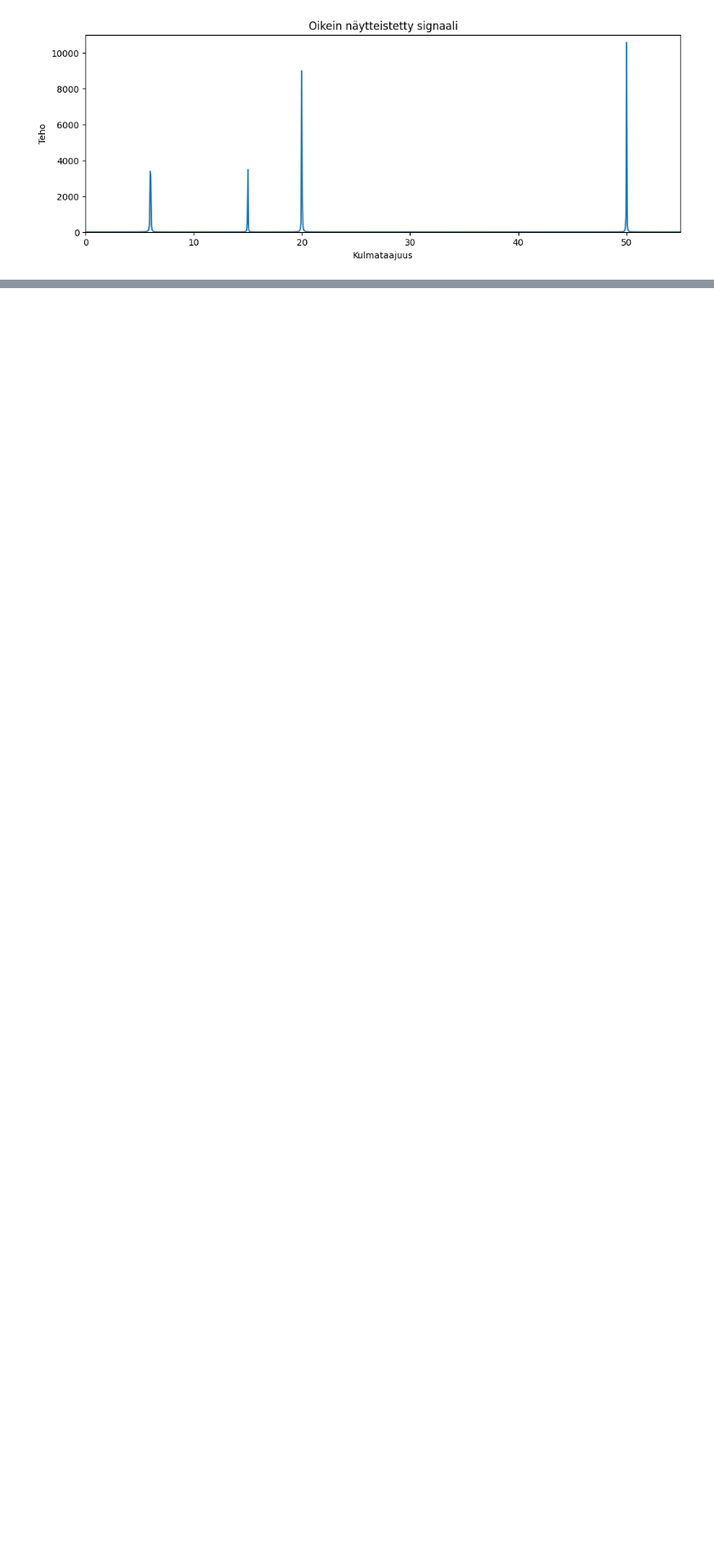
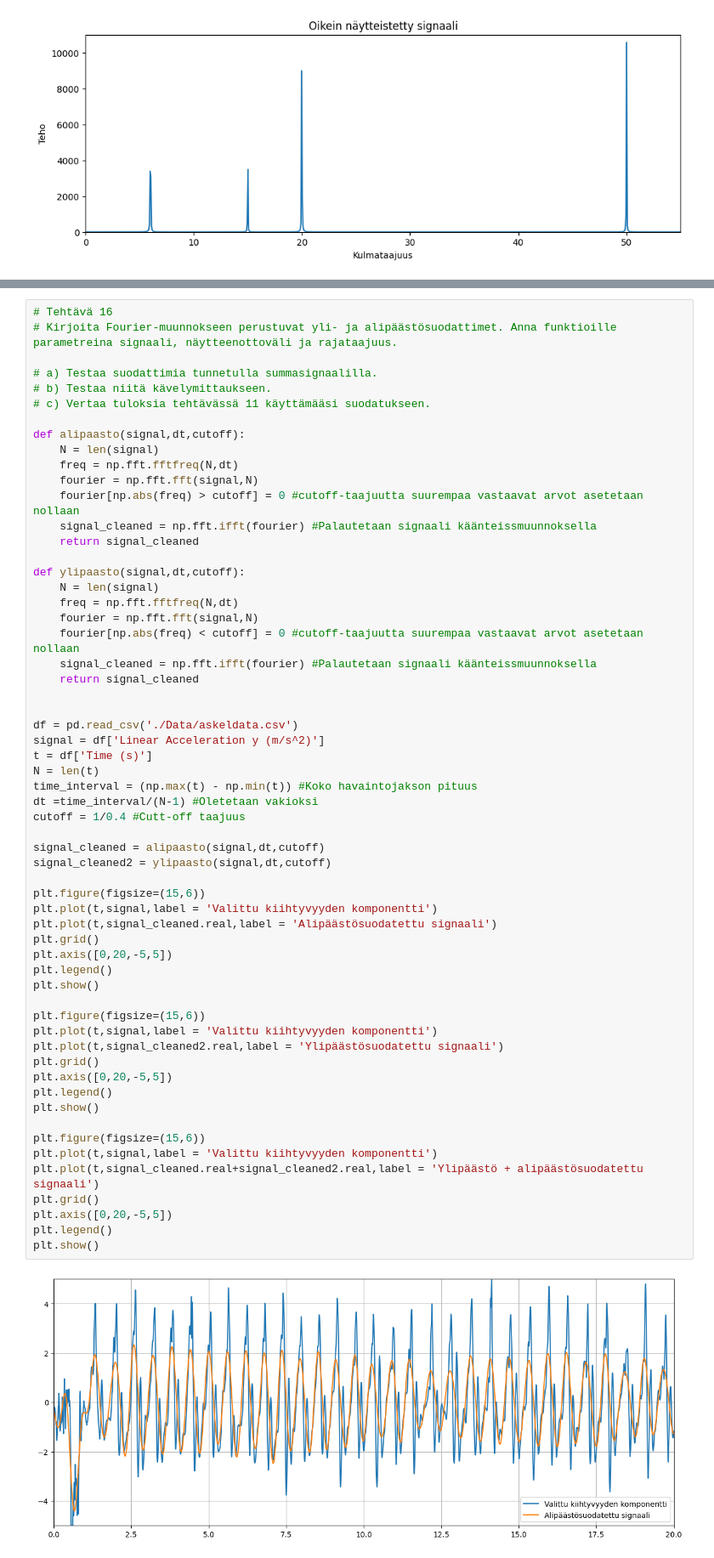
Before and after one commit to ilpovirt/Soveltava_matematiikka_ja_fysiikka_ohjelmoinnissa_2026, a Jupyter notebook: Tehtävät_12-14.ipynb, the cells around one changed output, grey strips where cells are left out. Shown at 85% size. Drawn from its saved outputs; the diff is of its cells as text; blank space fills up the shorter version.

```diff
--- a/Tehtävät_12-14.ipynb
+++ b/Tehtävät_12-14.ipynb
@@ -139,0 +276,61 @@ plt.show()
+# %%
+# Tehtävä 16
+# Kirjoita Fourier-muunnokseen perustuvat yli- ja alipäästösuodattimet. Anna funktioille parametreina signaali, näytteenottoväli ja rajataajuus.
+
+# a) Testaa suodattimia tunnetulla summasignaalilla.
+# b) Testaa niitä kävelymittaukseen.
+# c) Vertaa tuloksia tehtävässä 11 käyttämääsi suodatukseen.
+
+def alipaasto(signal,dt,cutoff):
+    N = len(signal)
+    freq = np.fft.fftfreq(N,dt)
+    fourier = np.fft.fft(signal,N)
+    fourier[np.abs(freq) > cutoff] = 0 #cutoff-taajuutta suurempaa vastaavat arvot asetetaan nollaan
+    signal_cleaned = np.fft.ifft(fourier) #Palautetaan signaali käänteissmuunnoksella
+    return signal_cleaned
+
+def ylipaasto(signal,dt,cutoff):
+    N = len(signal)
+    freq = np.fft.fftfreq(N,dt)
+    fourier = np.fft.fft(signal,N)
+    fourier[np.abs(freq) < cutoff] = 0 #cutoff-taajuutta suurempaa vastaavat arvot asetetaan nollaan
+    signal_cleaned = np.fft.ifft(fourier) #Palautetaan signaali käänteissmuunnoksella
+    return signal_cleaned
+
+
+df = pd.read_csv('./Data/askeldata.csv')
+signal = df['Linear Acceleration y (m/s^2)']
+t = df['Time (s)']
+N = len(t)
+time_interval = (np.max(t) - np.min(t)) #Koko havaintojakson pituus
+dt =time_interval/(N-1) #Oletetaan vakioksi
+cutoff = 1/0.4 #Cutt-off taajuus
+
+signal_cleaned = alipaasto(signal,dt,cutoff)
+signal_cleaned2 = ylipaasto(signal,dt,cutoff)
+
+plt.figure(figsize=(15,6))
+plt.plot(t,signal,label = 'Valittu kiihtyvyyden komponentti')
+plt.plot(t,signal_cleaned.real,label = 'Alipäästösuodatettu signaali')
+plt.grid()
+plt.axis([0,20,-5,5])
+plt.legend()
+plt.show()
+
+plt.figure(figsize=(15,6))
+plt.plot(t,signal,label = 'Valittu kiihtyvyyden komponentti')
+plt.plot(t,signal_cleaned2.real,label = 'Ylipäästösuodatettu signaali')
+plt.grid()
+plt.axis([0,20,-5,5])
+plt.legend()
+plt.show()
+
+plt.figure(figsize=(15,6))
+plt.plot(t,signal,label = 'Valittu kiihtyvyyden komponentti')
+plt.plot(t,signal_cleaned.real+signal_cleaned2.real,label = 'Ylipäästö + alipäästösuodatettu signaali')
+plt.grid()
+plt.axis([0,20,-5,5])
+plt.legend()
+plt.show()
+# %% [output]
+[figure, added]
```
Also changed, not shown: parts of 5 cells of this notebook.
